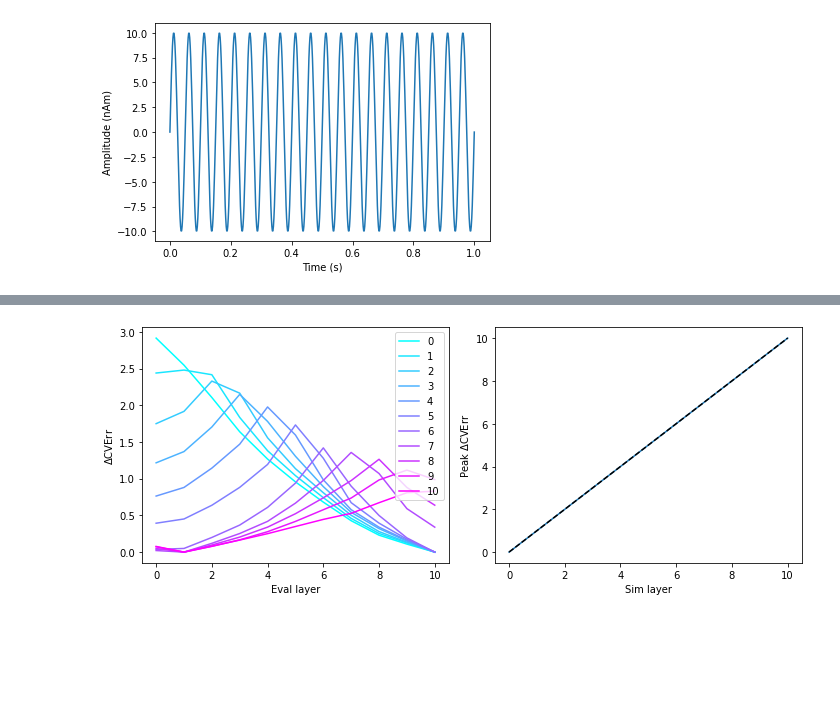
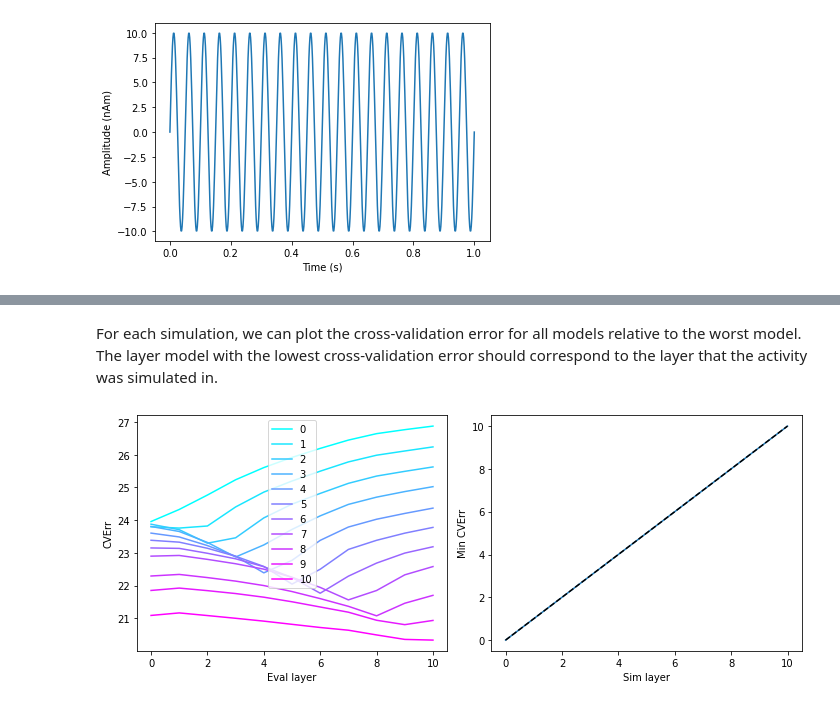
Before and after one commit to danclab/laMEG, a Jupyter notebook: tutorials/sim_model_comparison_cv_error.ipynb, the cells around one changed output, grey strips where cells are left out. Saved outputs shown, nothing was run; the diff lists cells and outputs as text; code cells hidden in the pictures; blank space fills up the shorter version.

Commit message:
added markdown and plots. plot coordinate on original pial surface
Former-commit-id: f77346c46af773c52d995810c1d4bb479155ad0b

```diff
--- a/tutorials/sim_model_comparison_cv_error.ipynb
+++ b/tutorials/sim_model_comparison_cv_error.ipynb
@@ -75,18 +114,15 @@ FWHM of 5.00 is approx 3.33 times vertex spacing
 # %%
-# Vertex to simulate activity at
-sim_vertex=24588
 # Frequency of simulated sinusoid (Hz)
-freq=20
+freq = 20
 # Strength of simulated activity (nAm)
-dipole_moment=10
-# Size of simulated patch of activity (mm)
-sim_patch_size=5
-# SNR of simulated data (dB)
-SNR=-5
+dipole_moment = 10
+# Sampling rate (must match the data file)
+s_rate = 600
 
 # Generate 1s of a sine wave at a sampling rate of 600Hz (to match the data file)
-time=np.linspace(0,1,601)
-sim_signal=np.sin(time*freq*2*np.pi).reshape(1,-1)
+time = np.linspace(0,1,s_rate+1)
+sim_signal = np.sin(time*freq*2*np.pi).reshape(1,-1)
+
 plt.plot(time,dipole_moment*sim_signal[0,:])
 plt.xlabel('Time (s)')
 plt.ylabel('Amplitude (nAm)')
@@ -147,21 +310,0 @@ FWHM of 5.00 is approx 3.58 times vertex spacing
-# %%
-# Now simulate at the corresponding vertex on each layer, and for each simulation, run model comparison across
-# all layers
-all_layerCvErr=[]
-
-for l in range(n_layers):
-    print(f'Simulating in layer {l}')
-    l_vertex=l*verts_per_surf+sim_vertex
-    prefix=f'sim_{sim_vertex}_{l}.'
-
-    l_sim_fname=run_current_density_simulation(base_fname, prefix, l_vertex, sim_signal, dipole_moment,
-                                               sim_patch_size, SNR, viz=False)
-
-    [_,layerCvErr]=model_comparison(nas, lpa, rpa, mri_fname, layer_fnames, l_sim_fname,
-                                    patch_size=patch_size, n_temp_modes=n_temp_modes, n_folds=n_folds,
-                                    ideal_pc_test=ideal_pc_test, viz=False)
-    all_layerCvErr.append(layerCvErr)
-all_layerCvErr=np.array(all_layerCvErr)
-
-# Average over test channels and folds
-all_layerCvErr=np.mean(np.mean(all_layerCvErr, axis=-1), axis=-1)
@@ -186,33 +311,35 @@ FWHM of 5.00 is approx 3.58 times vertex spacing
+# %% [markdown]
+For each simulation, we can plot the cross-validation error for all models relative to the worst model. The layer model with the lowest cross-validation error should correspond to the layer that the activity was simulated in.
 # %%
 col_r = plt.cm.cool(np.linspace(0,1, num=n_layers))
 plt.figure(figsize=(10,4))
 
 # For each simulation, plot the CV error of each layer model relative to that of the worst
 # model for that simulation
 plt.subplot(1,2,1)
 for l in range(n_layers):
     layerCvErr=all_layerCvErr[l,:]
-    plt.plot(np.max(layerCvErr)-layerCvErr, label=f'{l}', color=col_r[l,:])
+    plt.plot(layerCvErr, label=f'{l}', color=col_r[l,:])
 plt.legend()
 plt.xlabel('Eval layer')
-plt.ylabel(r'$\Delta$CVErr')
+plt.ylabel('CVErr')
 
 # For each simulation, find which layer model had the lowest CV error
 plt.subplot(1,2,2)
 peaks=[]
 for l in range(n_layers):
     layerCvErr=all_layerCvErr[l,:]
     pk=np.argmin(layerCvErr)
     peaks.append(pk)
 plt.plot(peaks)
 plt.xlim([-0.5,10.5])
 plt.ylim([-0.5,10.5])
 plt.plot([0,10],[0,10],'k--')
 plt.xlabel('Sim layer')
-plt.ylabel(r'Peak $\Delta$CVErr')
+plt.ylabel('Min CVErr')
 plt.tight_layout()
 # %% [output]
-[figure, old version]
+[figure, new version]
 # %%
 # Delete simulation files
 
```
Also changed, not shown: parts of 24 cells of this notebook, 1 other file.
